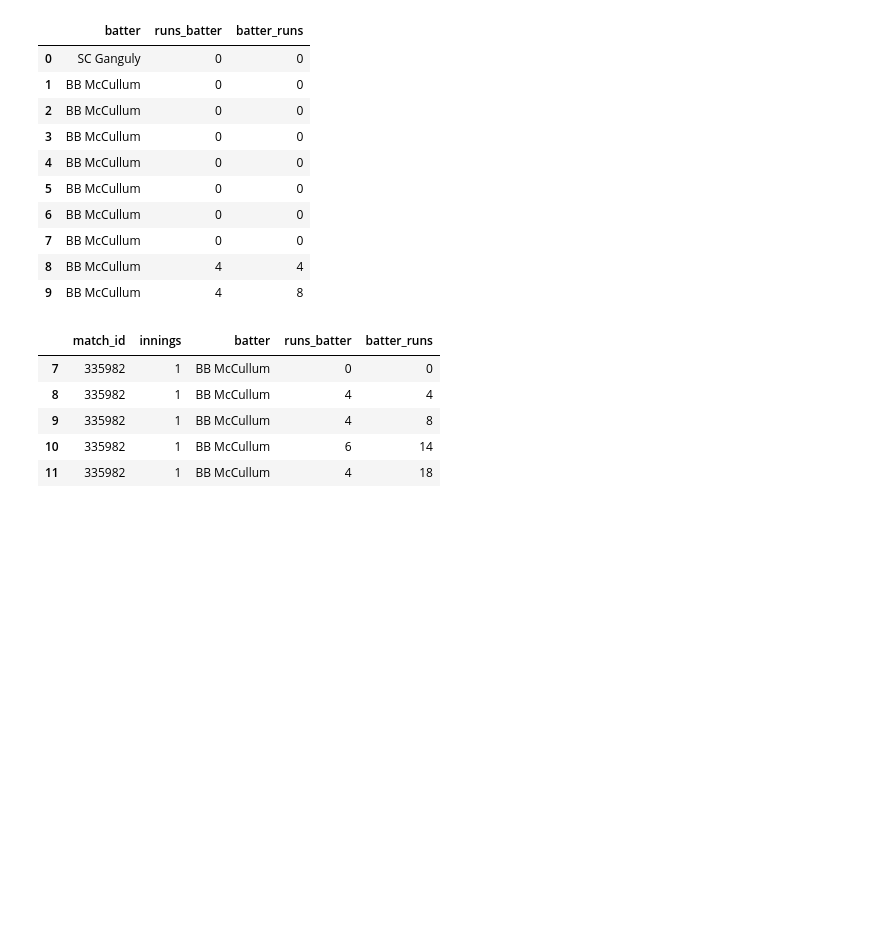
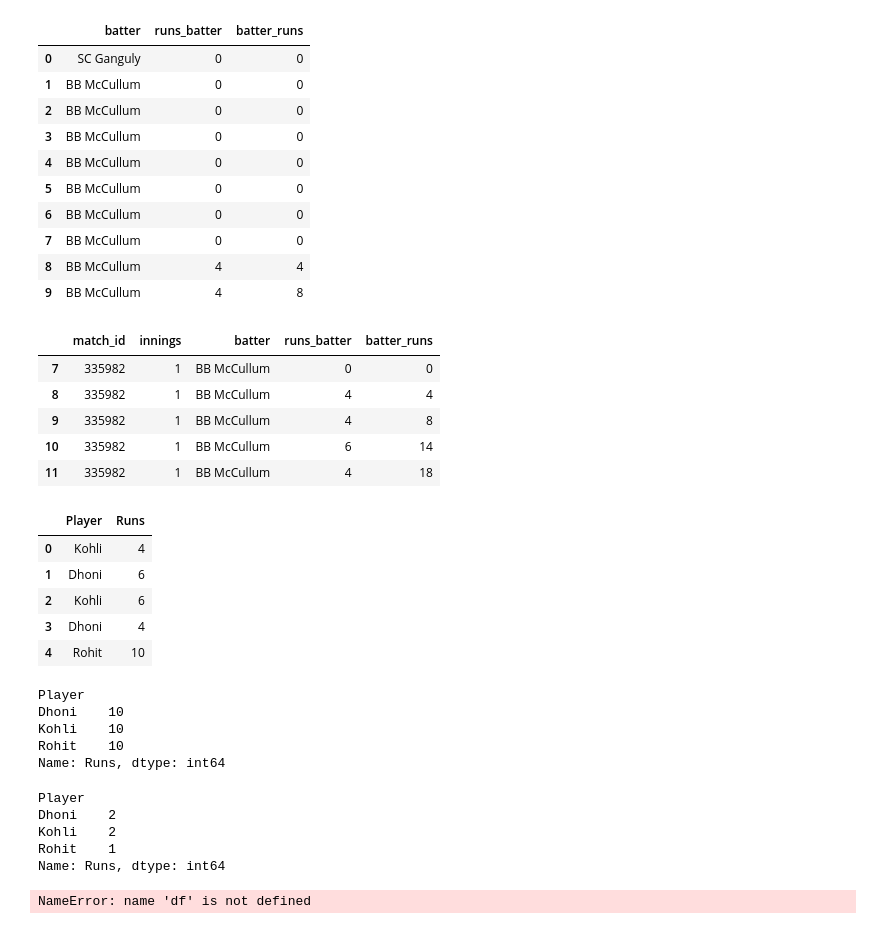
Before and after one commit to alizabetageri984-prog/Pandas-Learning, a Jupyter notebook: IPL_Analysis.ipynb, the cells around one changed output. Drawn from its saved outputs; the diff is of its cells as text; code cells hidden in the pictures; blank space fills up the shorter version.

```diff
--- a/IPL_Analysis.ipynb
+++ b/IPL_Analysis.ipynb
@@ -103,3 +103,41 @@ df[['match_id', 'innings', 'batter', 'runs_batter', 'batter_runs']].iloc[7:12]
 | 9 | 335982 | 1 | BB McCullum | 4 | 8 |
 | 10 | 335982 | 1 | BB McCullum | 6 | 14 |
 | 11 | 335982 | 1 | BB McCullum | 4 | 18 |
+# %%
+import pandas as pd
+
+data = {
+    'Player': ['Kohli', 'Dhoni', 'Kohli', 'Dhoni', 'Rohit'],
+    'Runs': [4, 6, 6, 4, 10]
+}
+
+small_df = pd.DataFrame(data)
+
+small_df
+# %% [output]
+|  | Player | Runs |
+| 0 | Kohli | 4 |
+| 1 | Dhoni | 6 |
+| 2 | Kohli | 6 |
+| 3 | Dhoni | 4 |
+| 4 | Rohit | 10 |
+# %%
+small_df.groupby('Player')['Runs'].sum()
+# %% [output]
+Player
+Dhoni    10
+Kohli    10
+Rohit    10
+Name: Runs, dtype: int64
+# %%
+small_df.groupby('Player')['Runs'].count()
+# %% [output]
+Player
+Dhoni    2
+Kohli    2
+Rohit    1
+Name: Runs, dtype: int64
+# %%
+player_runs = df.groupby('batter')['runs_batter'].sum()
+# %% [output]
+NameError: name 'df' is not defined
```
Also changed, not shown: parts of 20 cells of this notebook.
